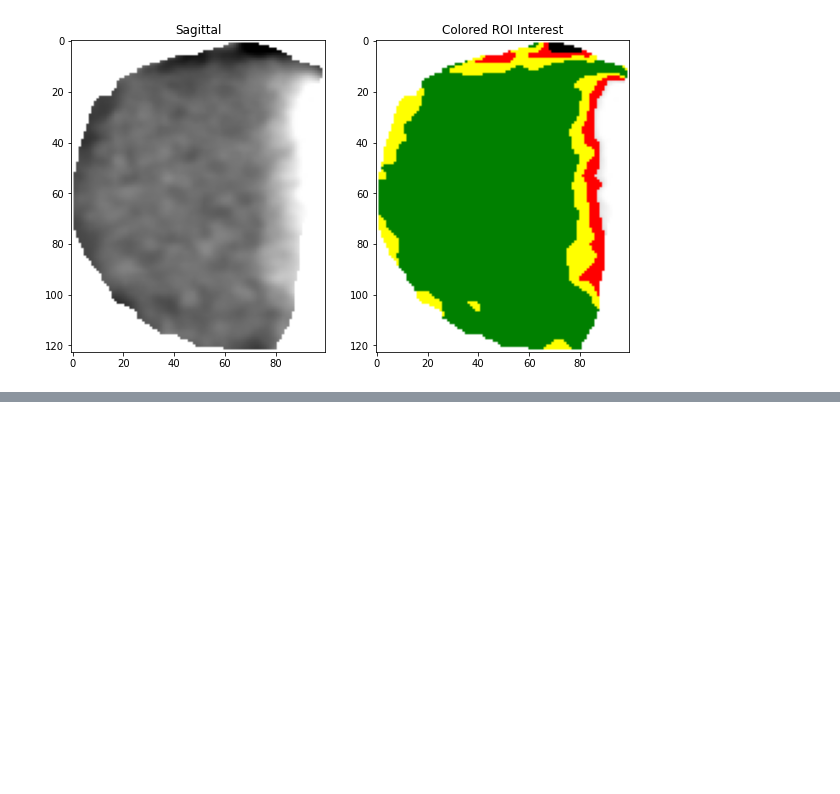
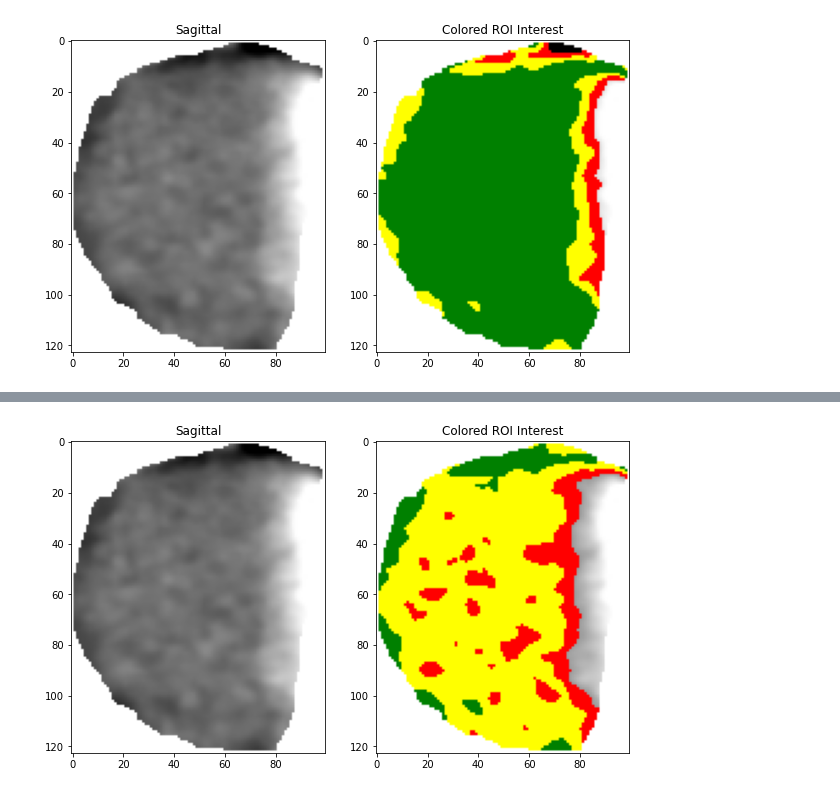
Before and after one commit to trabdlkarim/comu-ce-summer-internship, a Jupyter notebook: ipynb/ASSN1_2020-07-20.ipynb, the cells around one changed output, grey strips where cells are left out. Cells and saved outputs as stored; diff of their text form; code cells hidden in the pictures; blank space fills up the shorter version.

```diff
--- a/ipynb/ASSN1_2020-07-20.ipynb
+++ b/ipynb/ASSN1_2020-07-20.ipynb
@@ -218,0 +253,4 @@ show_fig(sagittal,"Sagittal",colorize(np.array(sagittal)[:,:,:3]),"Colored ROI I
+# %%
+show_fig(sagittal,"Sagittal",colorize_with_mean_percentage(np.array(sagittal)[:,:,:3]),"Colored ROI Interest")
+# %% [output]
+[figure, added]
```
Also changed, not shown: parts of 9 cells of this notebook, 2 other files.
